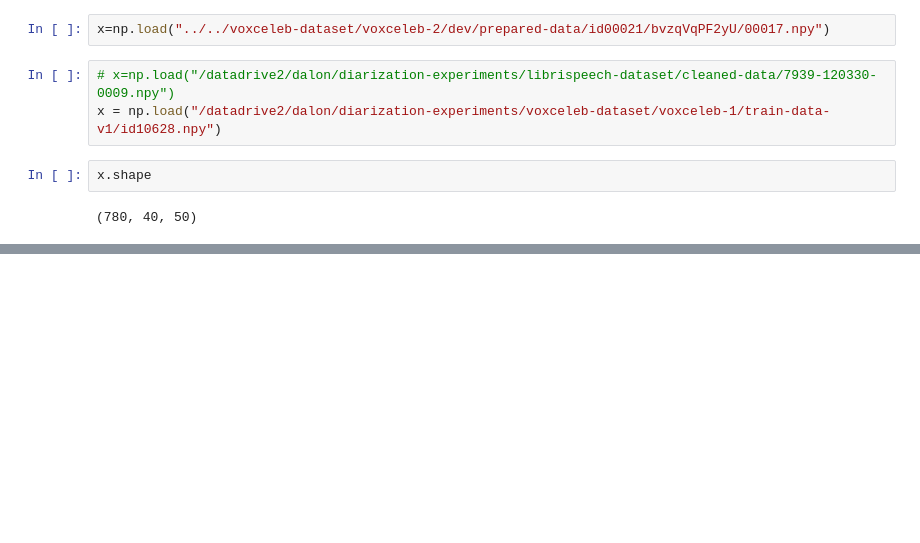
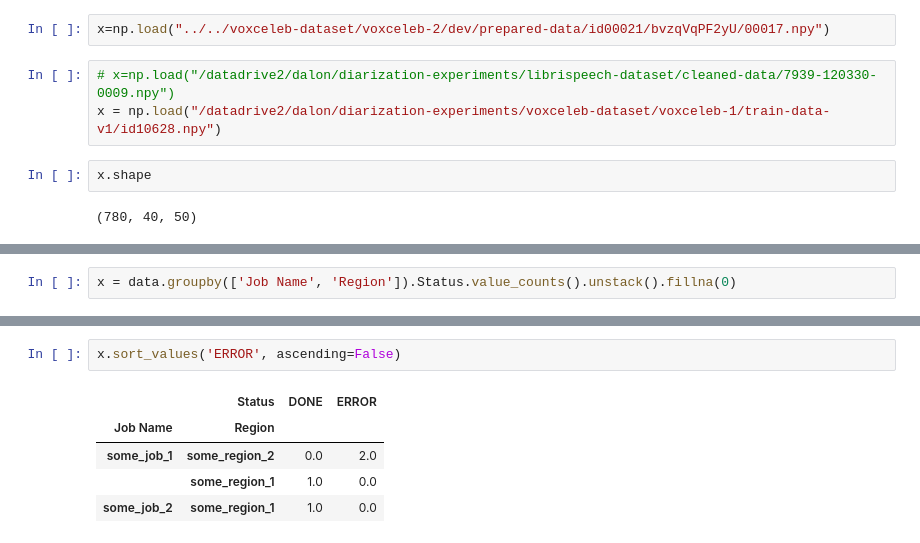
Before and after one commit to dalonlobo/diarization-experiments, a Jupyter notebook: Notebooks/tmp.ipynb, the cells around one changed output, grey strips where cells are left out. Saved outputs shown, nothing was run; the diff lists cells and outputs as text; blank space fills up the shorter version.

```diff
--- a/Notebooks/tmp.ipynb
+++ b/Notebooks/tmp.ipynb
@@ -935,0 +963,2 @@ x.shape
+# %%
+x = data.groupby(['Job Name', 'Region']).Status.value_counts().unstack().fillna(0)
@@ -935,0 +993,8 @@ x.shape
+# %%
+x.sort_values('ERROR', ascending=False)
+# %% [output]
+|  | Status | DONE | ERROR |
+| Job Name | Region |  |  |
+| some_job_1 | some_region_2 | 0.0 | 2.0 |
+|  | some_region_1 | 1.0 | 0.0 |
+| some_job_2 | some_region_1 | 1.0 | 0.0 |
```
Also changed, not shown: parts of 11 cells of this notebook, 4 other files.
